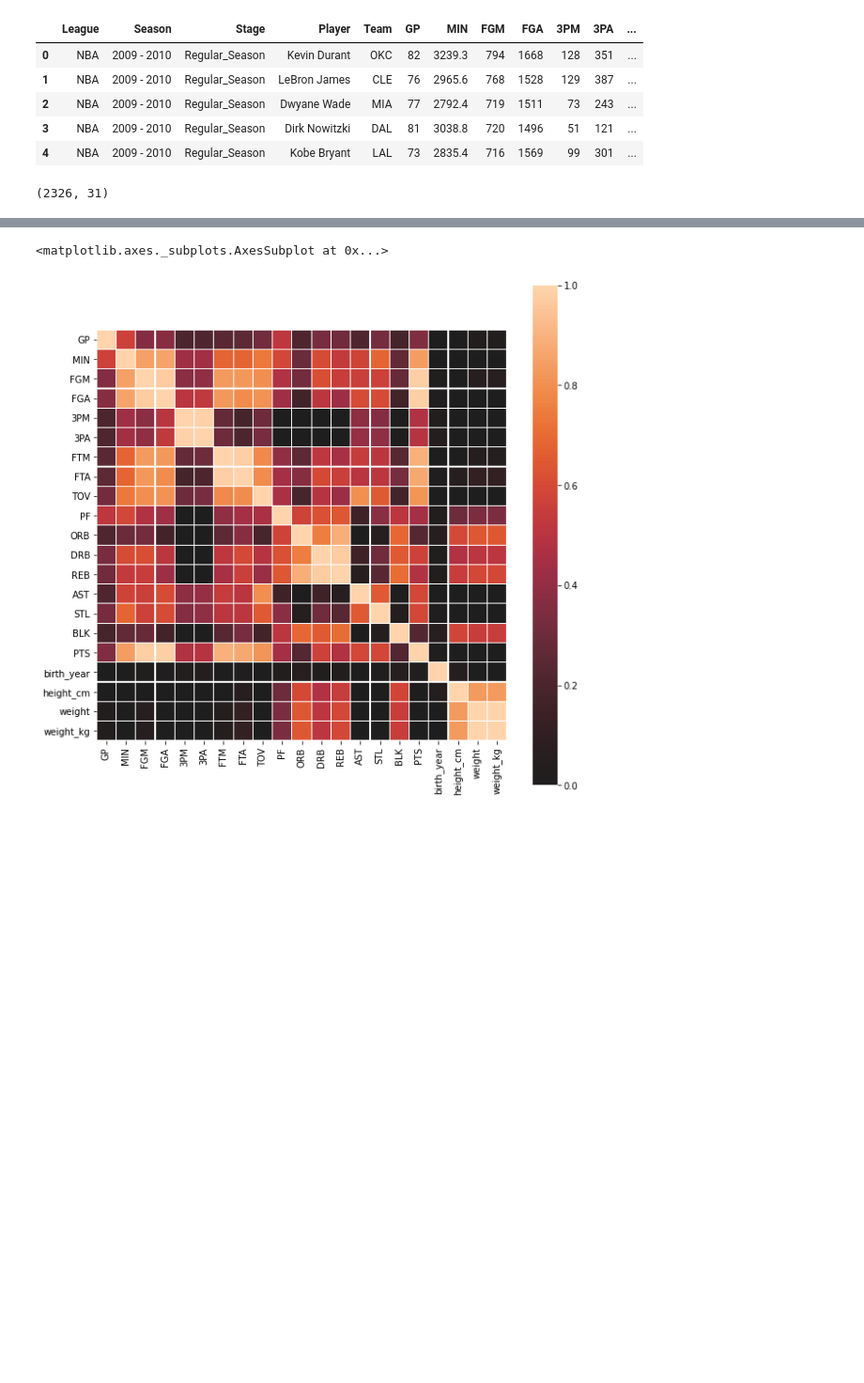
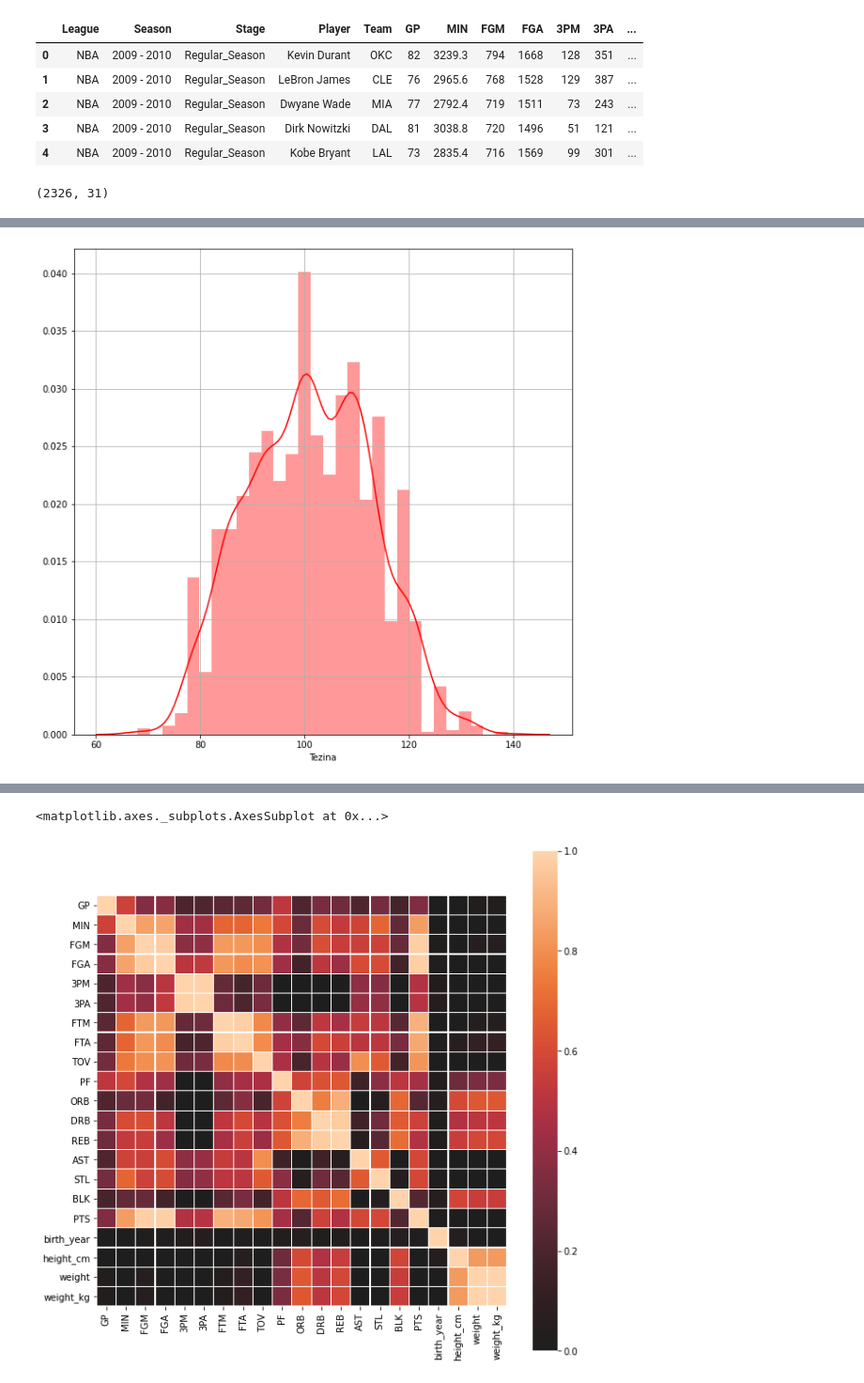
Before and after one commit to aleksperic/Basketball-player-stats, a Jupyter notebook: Basketball_player_stats.ipynb, the cells around one changed output, grey strips where cells are left out. Shown: that part at 94% size. Cells and saved outputs as stored; diff of their text form; code cells hidden in the pictures; blank space fills up the shorter version.

```diff
--- a/Basketball_player_stats.ipynb
+++ b/Basketball_player_stats.ipynb
@@ -134,0 +138,7 @@ sns.distplot(nba_regular['height_cm'])
+# %%
+plt.figure(figsize=(10,10))
+sns.distplot(nba_regular['weight_kg'], axlabel='Tezina', color='red')
+plt.grid(True)
+plt.show()
+# %% [output]
+[figure, added]
```
Also changed, not shown: parts of 23 cells of this notebook.
